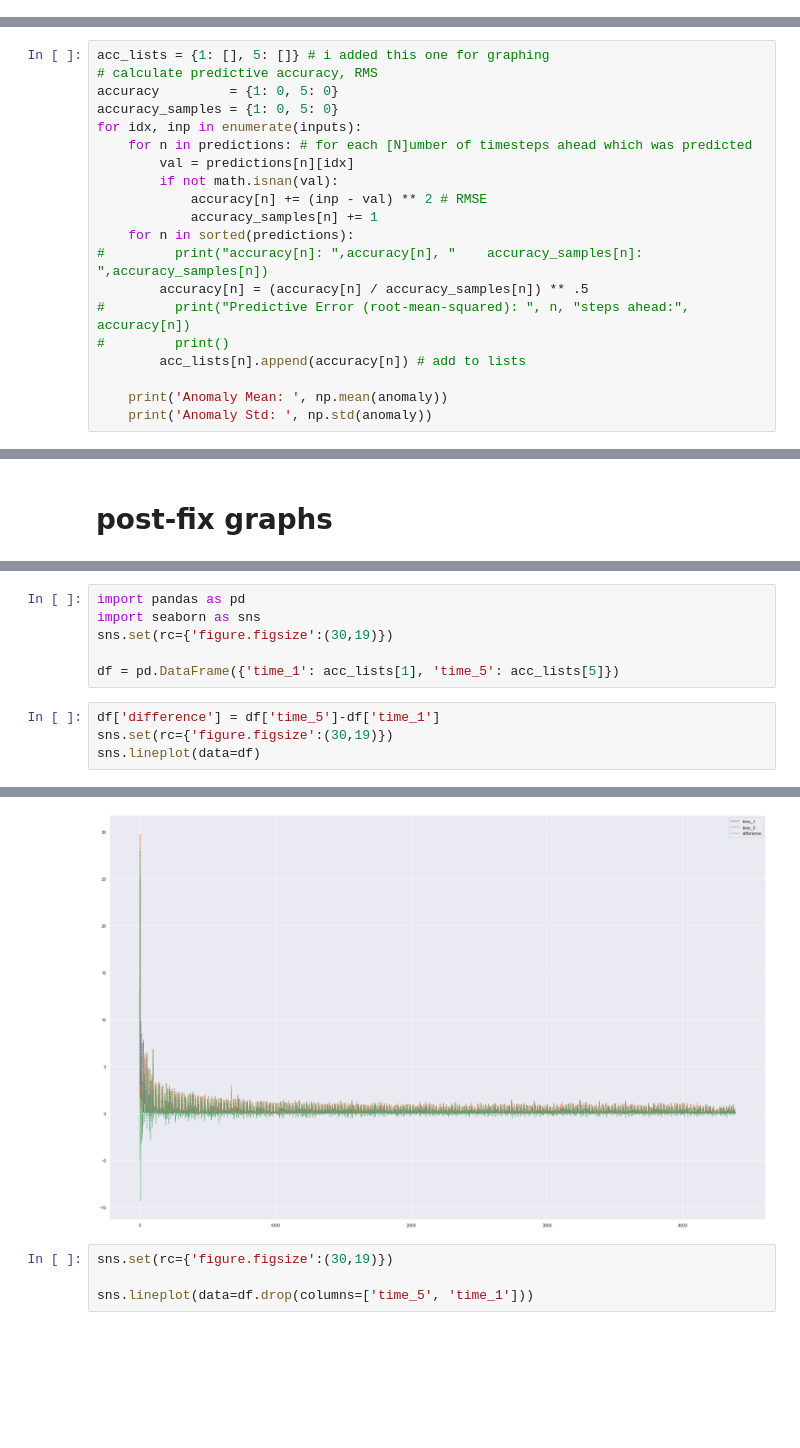
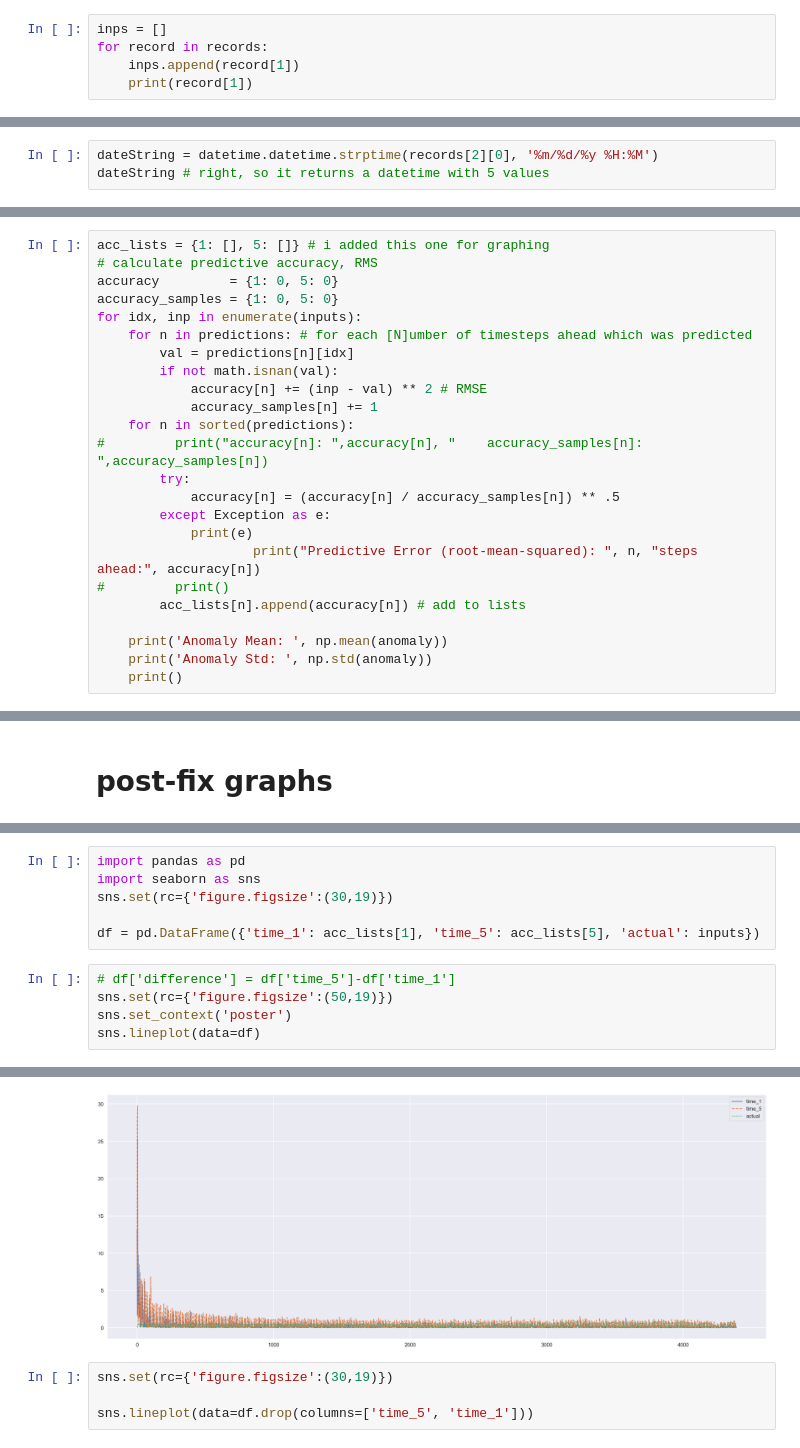
Before and after one commit to mcleverley/htm_workshop, a Jupyter notebook: alternate_hotgym.ipynb, the cells around one changed output, grey strips where cells are left out. Drawn from its saved outputs; the diff is of its cells as text; blank space fills up the shorter version.

```diff
--- a/alternate_hotgym.ipynb
+++ b/alternate_hotgym.ipynb
@@ -109,0 +116,5 @@ with open(input_file_path, 'r') as fin:
+# %%
+inps = []
+for record in records:
+    inps.append(record[1])
+    print(record[1])
@@ -214,0 +274,3 @@ records[0][1] # string
+# %%
+dateString = datetime.datetime.strptime(records[2][0], '%m/%d/%y %H:%M')
+dateString # right, so it returns a datetime with 5 values
@@ -491,11 +516,15 @@ for idx, inp in enumerate(inputs):
             accuracy_samples[n] += 1
     for n in sorted(predictions):
 #         print("accuracy[n]: ",accuracy[n], "    accuracy_samples[n]:  ",accuracy_samples[n])
-        accuracy[n] = (accuracy[n] / accuracy_samples[n]) ** .5
-#         print("Predictive Error (root-mean-squared): ", n, "steps ahead:", accuracy[n])
+        try:
+            accuracy[n] = (accuracy[n] / accuracy_samples[n]) ** .5
+        except Exception as e:
+            print(e)
+                    print("Predictive Error (root-mean-squared): ", n, "steps ahead:", accuracy[n])
 #         print()
         acc_lists[n].append(accuracy[n]) # add to lists
 
     print('Anomaly Mean: ', np.mean(anomaly))
     print('Anomaly Std: ', np.std(anomaly))
+    print()
 # %% [output]
@@ -587,14 +624,15 @@ import pandas as pd
 import seaborn as sns
 sns.set(rc={'figure.figsize':(30,19)})
 
-df = pd.DataFrame({'time_1': acc_lists[1], 'time_5': acc_lists[5]})
+df = pd.DataFrame({'time_1': acc_lists[1], 'time_5': acc_lists[5], 'actual': inputs})
 # %%
-df['difference'] = df['time_5']-df['time_1']
-sns.set(rc={'figure.figsize':(30,19)})
+# df['difference'] = df['time_5']-df['time_1']
+sns.set(rc={'figure.figsize':(50,19)})
+sns.set_context('poster')
 sns.lineplot(data=df)
 # %% [output]
 <matplotlib.axes._subplots.AxesSubplot at 0x...>
-[figure, old version]
+[figure, new version]
 # %%
 sns.set(rc={'figure.figsize':(30,19)})
 
```
Also changed, not shown: parts of 53 cells of this notebook, 3 other files.
